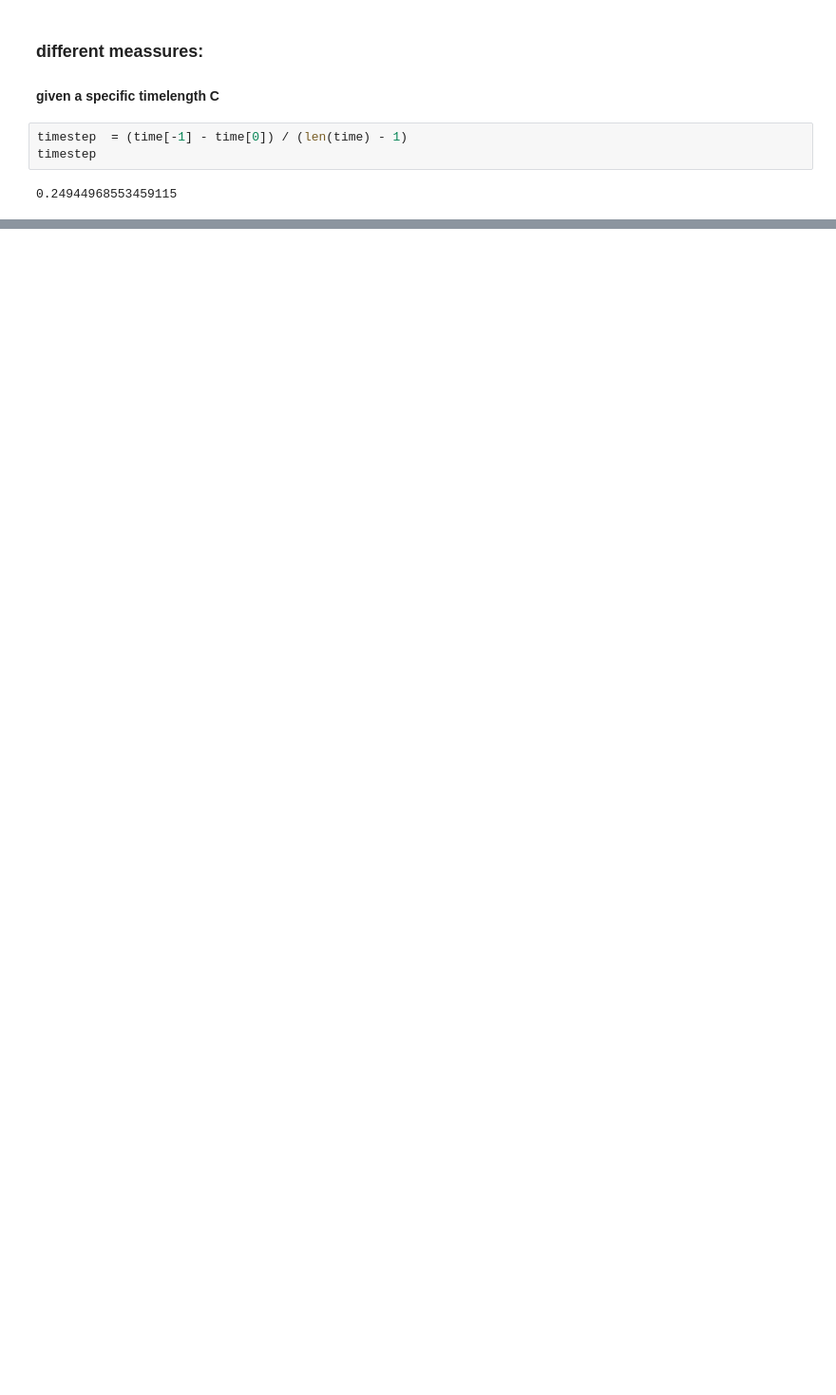
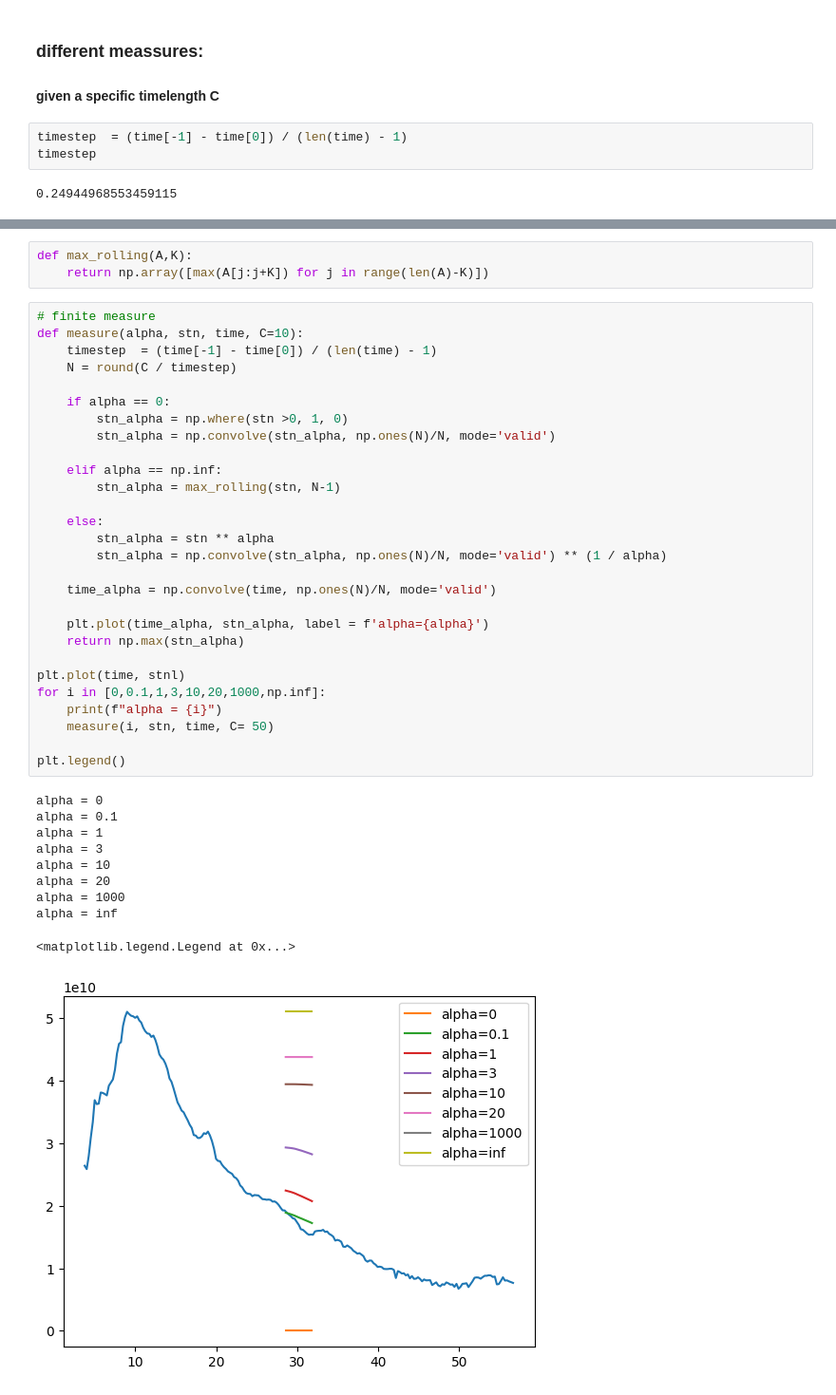
Before and after one commit to demichieldewilde/solar-flares, a Jupyter notebook: data/optimal_width/test_run.ipynb, the cells around one changed output, grey strips where cells are left out. Shown at 95% size. Saved outputs shown, nothing was run; the diff lists cells and outputs as text; blank space fills up the shorter version.

```diff
--- a/data/optimal_width/test_run.ipynb
+++ b/data/optimal_width/test_run.ipynb
@@ -306,0 +301,42 @@ plt.plot(time0, stn0)
+# %%
+def max_rolling(A,K):
+    return np.array([max(A[j:j+K]) for j in range(len(A)-K)])
+# %%
+# finite measure
+def measure(alpha, stn, time, C=10):
+    timestep  = (time[-1] - time[0]) / (len(time) - 1)
+    N = round(C / timestep)
+
+    if alpha == 0:
+        stn_alpha = np.where(stn >0, 1, 0)
+        stn_alpha = np.convolve(stn_alpha, np.ones(N)/N, mode='valid')
+
+    elif alpha == np.inf:
+        stn_alpha = max_rolling(stn, N-1)
+
+    else:
+        stn_alpha = stn ** alpha
+        stn_alpha = np.convolve(stn_alpha, np.ones(N)/N, mode='valid') ** (1 / alpha)
+
+    time_alpha = np.convolve(time, np.ones(N)/N, mode='valid')
+
+    plt.plot(time_alpha, stn_alpha, label = f'alpha={alpha}')
+    return np.max(stn_alpha)
+
+plt.plot(time, stnl)
+for i in [0,0.1,1,3,10,20,1000,np.inf]:
+    print(f"alpha = {i}")
+    measure(i, stn, time, C= 50)
+
+plt.legend()
+# %% [output]
+alpha = 0
+alpha = 0.1
+alpha = 1
+alpha = 3
+alpha = 10
+alpha = 20
+alpha = 1000
+alpha = inf
+<matplotlib.legend.Legend at 0x...>
+[figure, added]
```
Also changed, not shown: parts of 8 cells of this notebook.
